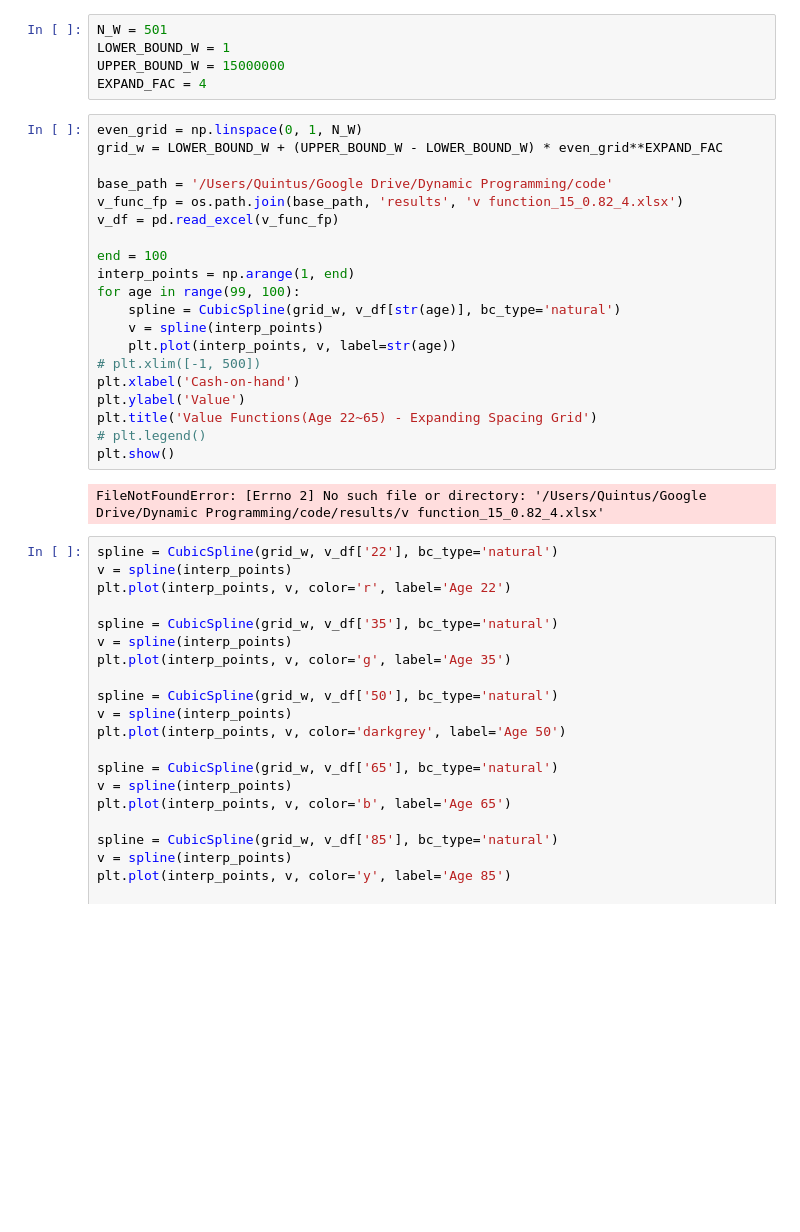
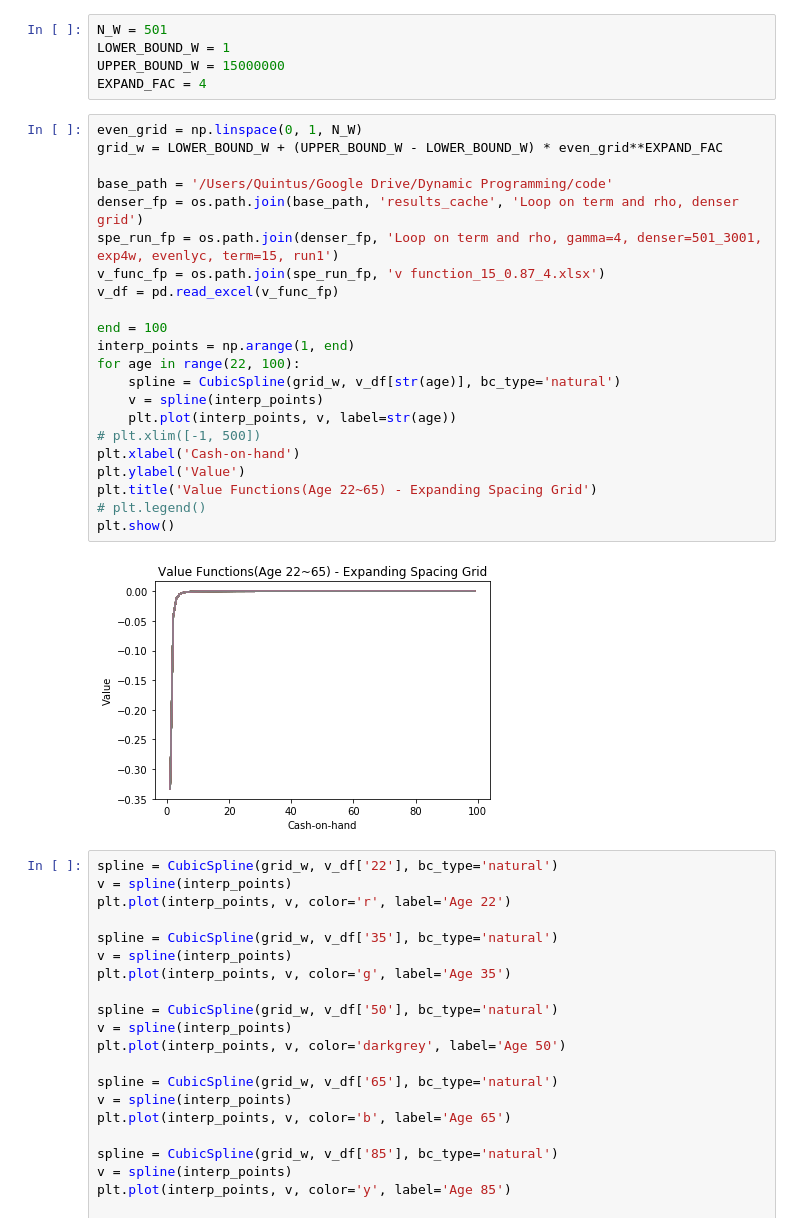
Before and after one commit to Quintus-Zhang/Tracer, a Jupyter notebook: jupyter/expanding_grid.ipynb, the cells around one changed output. Drawn from its saved outputs; the diff is of its cells as text; blank space fills up the shorter version.

```diff
--- a/jupyter/expanding_grid.ipynb
+++ b/jupyter/expanding_grid.ipynb
@@ -125,25 +179,27 @@ EXPAND_FAC = 4
 # %%
 even_grid = np.linspace(0, 1, N_W)
 grid_w = LOWER_BOUND_W + (UPPER_BOUND_W - LOWER_BOUND_W) * even_grid**EXPAND_FAC
 
 base_path = '/Users/Quintus/Google Drive/Dynamic Programming/code'
-v_func_fp = os.path.join(base_path, 'results', 'v function_15_0.82_4.xlsx')
+denser_fp = os.path.join(base_path, 'results_cache', 'Loop on term and rho, denser grid')
+spe_run_fp = os.path.join(denser_fp, 'Loop on term and rho, gamma=4, denser=501_3001, exp4w, evenlyc, term=15, run1')
+v_func_fp = os.path.join(spe_run_fp, 'v function_15_0.87_4.xlsx')
 v_df = pd.read_excel(v_func_fp)
 
 end = 100
 interp_points = np.arange(1, end)
-for age in range(99, 100):
+for age in range(22, 100):
     spline = CubicSpline(grid_w, v_df[str(age)], bc_type='natural')
     v = spline(interp_points)
     plt.plot(interp_points, v, label=str(age))
 # plt.xlim([-1, 500])
 plt.xlabel('Cash-on-hand')
 plt.ylabel('Value')
 plt.title('Value Functions(Age 22~65) - Expanding Spacing Grid')
 # plt.legend()
 plt.show()
 # %% [output]
-FileNotFoundError: [Errno 2] No such file or directory: '/Users/Quintus/Google Drive/Dynamic Programming/code/results/v function_15_0.82_4.xlsx'
+[figure, added]
 # %%
 spline = CubicSpline(grid_w, v_df['22'], bc_type='natural')
 v = spline(interp_points)
```
Also changed, not shown: parts of 9 cells of this notebook, 5 other files.
